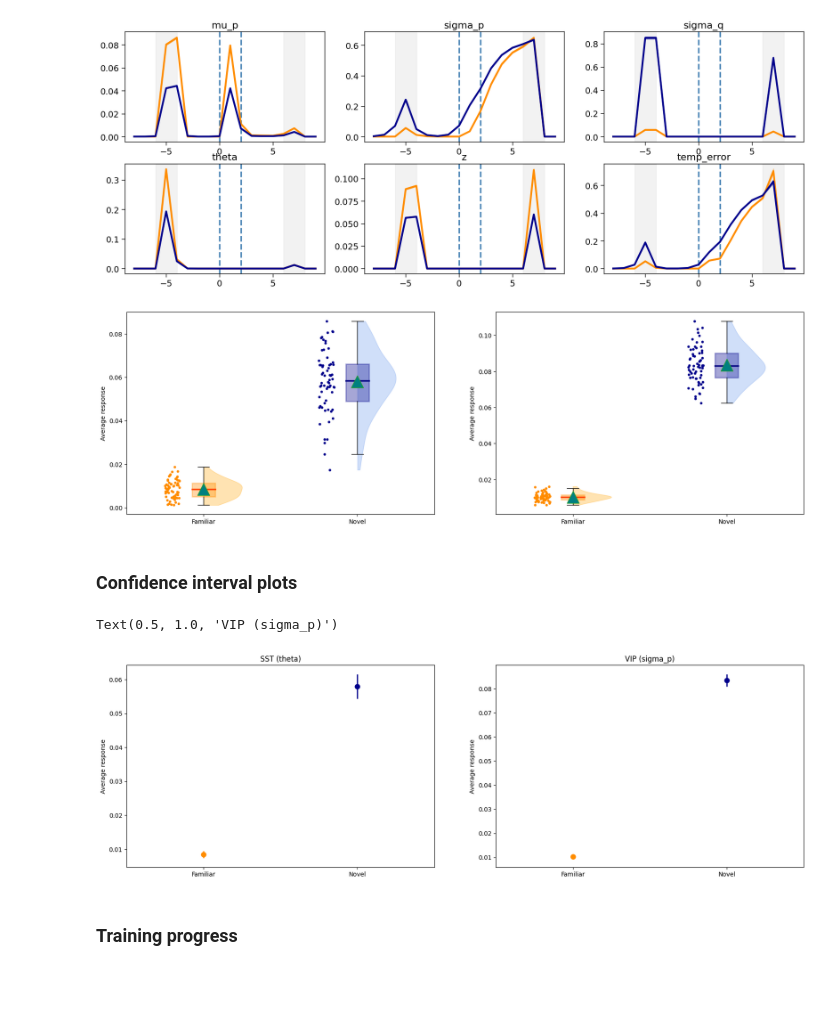
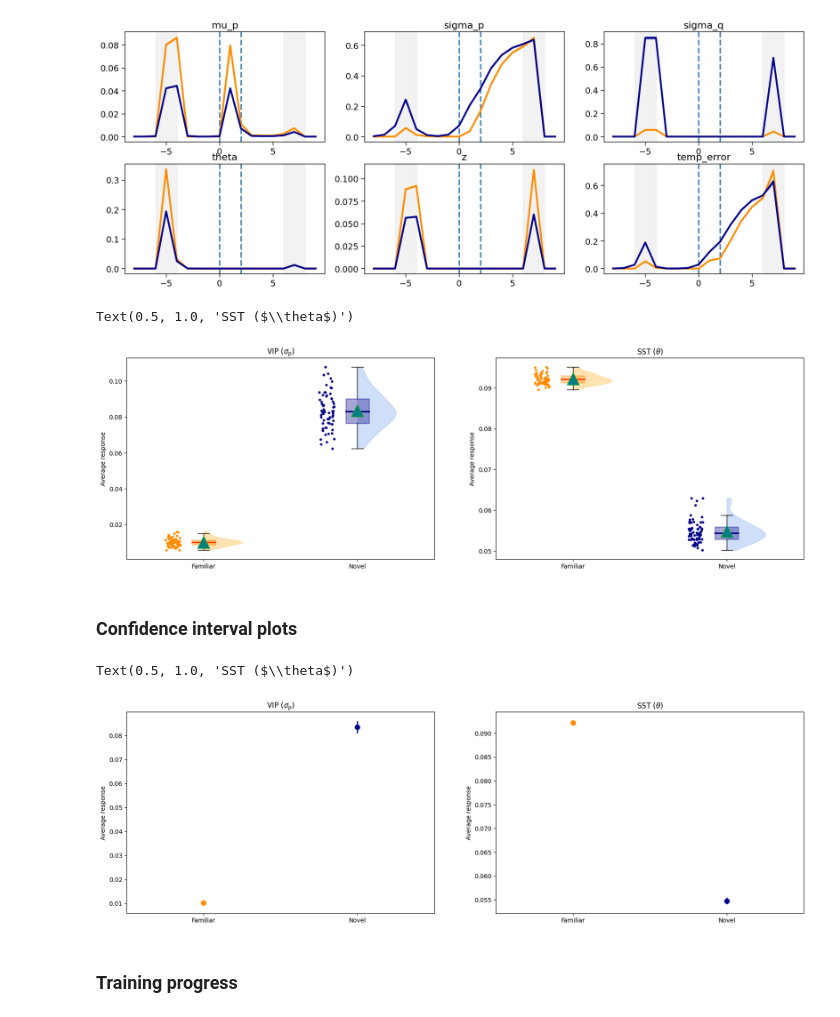
Before and after one commit to HChoiLab/cortical_circuit_model_for_novelty_encoding, a Jupyter notebook: analysis.ipynb, the cells around one changed output. Drawn from its saved outputs; the diff is of its cells as text; code cells hidden in the pictures; blank space fills up the shorter version.

```diff
--- a/analysis.ipynb
+++ b/analysis.ipynb
@@ -104,46 +104,47 @@ with plt.style.context(['nature', 'notebook']):
 # %%
 from utils.plotting import raincloud_plot
 
 sq = 3
 
 exp_ax1 = plt.subplot(1, 2, 1)
-famt = passive_change['familiar_means']['sigma_p'][..., 0].detach()
-novt = passive_change['novel_means']['sigma_p'][..., 0].detach()
+famt = active_change['familiar_means']['sigma_p'][..., 0].detach()
+novt = active_change['novel_means']['sigma_p'][..., 0].detach()
 nonlin = lambda x: x.mean(0) #torch.relu(x - .95).mean(0) #(1 - 0.1 * x).mean(-1)
 raincloud_plot(exp_ax1, nonlin(famt), nonlin(novt))
-#plt.title('SST (theta)')
+plt.title('VIP ($\sigma_p$)')
 #plt.ylim([0.04, 0.11])
 
 exp_ax2 = plt.subplot(1, 2, 2)
-fams = active_change['familiar_means']['sigma_p'][..., 0].detach()
-novs = active_change['novel_means']['sigma_p'][..., 0].detach()
+fams = active_change['familiar_means']['theta'][..., 0].detach()
+novs = active_change['novel_means']['theta'][..., 0].detach()
 raincloud_plot(exp_ax2, torch.mean(fams, dim=0), torch.mean(novs, dim=0))
-#plt.title('VIP (sigma_p)')
+plt.title('SST ($\\theta$)')
 #plt.ylim([0.04, 0.11])
 # %% [output]
+Text(0.5, 1.0, 'SST ($\\theta$)')
-[figure, old version]
+[figure, new version]
 # %% [markdown]
 ### Confidence interval plots
 # %%
 from utils.plotting import plot_confidence_intervals
 
 exp_ax1 = plt.subplot(1, 2, 1)
-famt = passive_change['familiar_means']['sigma_p'][..., 0].detach()
-novt = passive_change['novel_means']['sigma_p'][..., 0].detach()
+famt = active_change['familiar_means']['sigma_p'][..., 0].detach()
+novt = active_change['novel_means']['sigma_p'][..., 0].detach()
 nonlin = lambda x: x.mean(0)
 plot_confidence_intervals(exp_ax1, nonlin(famt).numpy(), nonlin(novt).numpy(), alpha=0.05)
-plt.title('SST (theta)')
+plt.title('VIP ($\sigma_p$)')
 #plt.ylim([0., 0.25])
 
 exp_ax2 = plt.subplot(1, 2, 2)
-fams = active_change['familiar_means']['sigma_p'][..., 0].detach()
-novs = active_change['novel_means']['sigma_p'][..., 0].detach()
+fams = active_change['familiar_means']['theta'][..., 0].detach()
+novs = active_change['novel_means']['theta'][..., 0].detach()
 plot_confidence_intervals(exp_ax2, fams.mean(0).numpy(), novs.mean(0).numpy(), alpha=0.05)
-plt.title('VIP (sigma_p)')
+plt.title('SST ($\\theta$)')
 #plt.ylim([0., 0.25])
 # %% [output]
-Text(0.5, 1.0, 'VIP (sigma_p)')
+Text(0.5, 1.0, 'SST ($\\theta$)')
-[figure, old version]
+[figure, new version]
 # %% [markdown]
 ### Training progress
 # %%
```
Also changed, not shown: parts of 9 cells of this notebook, 1 other file.
